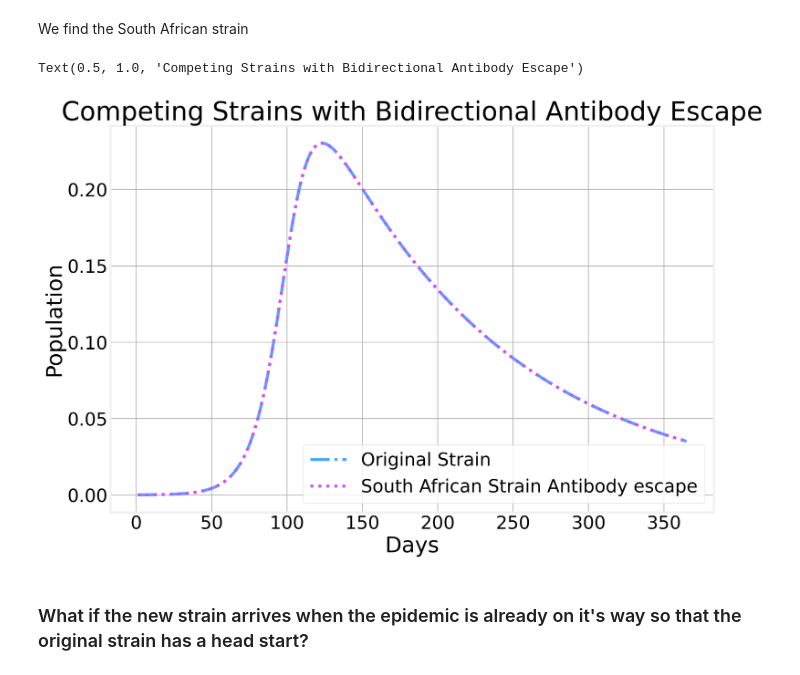
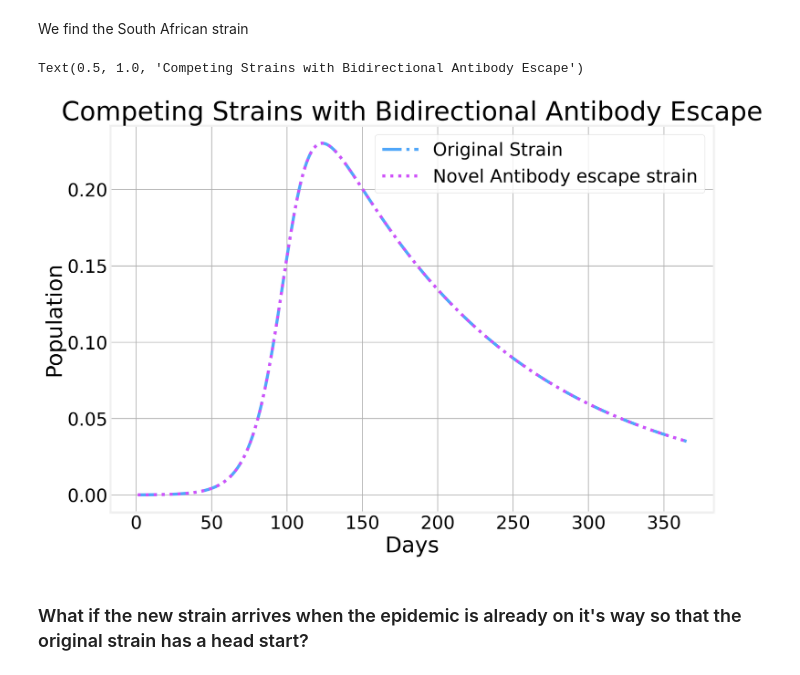
Before and after one commit to y0-causal-inference/y0-bio, a Jupyter notebook: notebooks/Q3.ipynb, the cells around one changed output. Cells and saved outputs as stored; diff of their text form; code cells hidden in the pictures.

```diff
--- a/notebooks/Q3.ipynb
+++ b/notebooks/Q3.ipynb
@@ -281,14 +300,14 @@ We find the South African strain
 # %%
 ax = (compete2.Io/N).plot(linestyle='dashdot',label='Original Strain')
 
-(compete2.In/N).plot(ax=ax, linestyle=':', label='South African Strain Antibody escape')
+(compete2.In/N).plot(ax=ax, linestyle=':', label='Novel Antibody escape strain')
 ax.legend()
 ax.set_xlabel('Days')
 ax.set_ylabel('Population')
 ax.set_title('Competing Strains with Bidirectional Antibody Escape')
 # %% [output]
 Text(0.5, 1.0, 'Competing Strains with Bidirectional Antibody Escape')
-[figure, old version]
+[figure, new version]
 # %% [markdown]
 ### What if the new strain arrives when the epidemic is already on it's way so that the original strain has a head start?
 # %%
```
Also changed, not shown: parts of 1 cell of this notebook, 1 other file.
